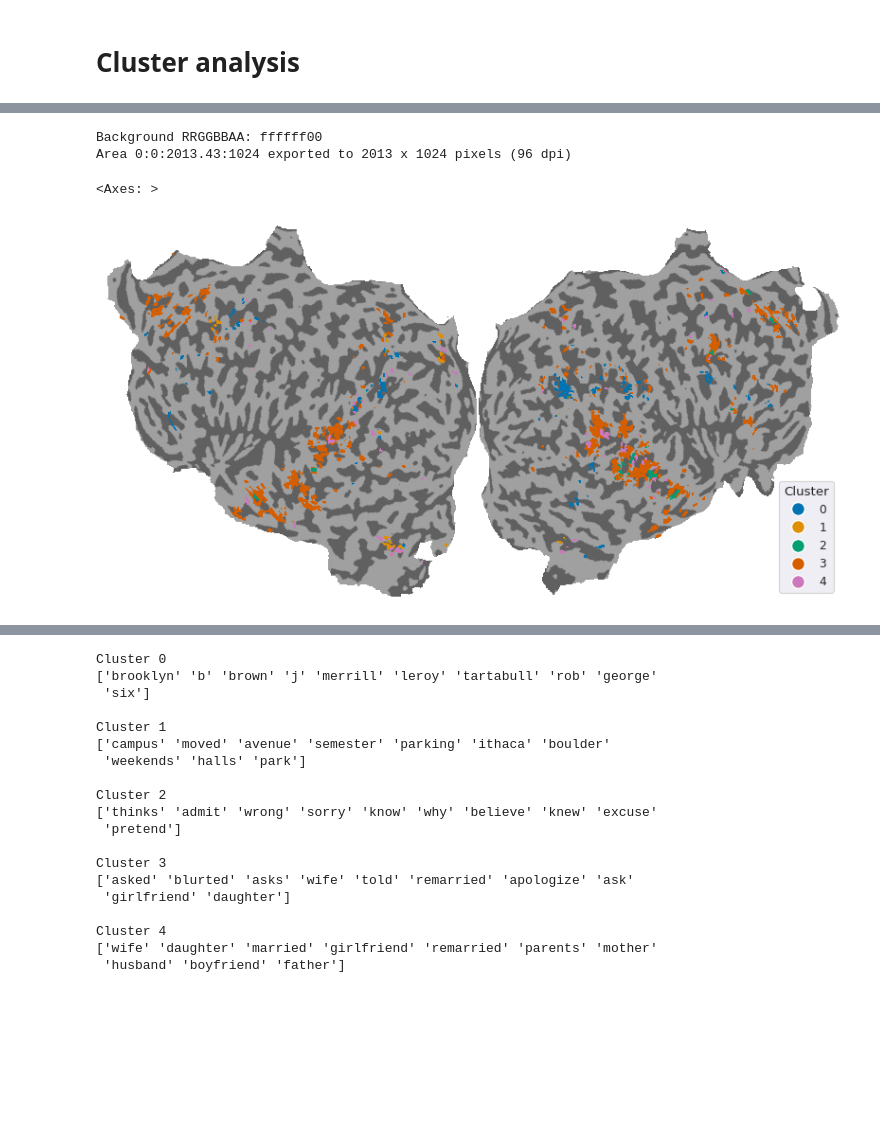
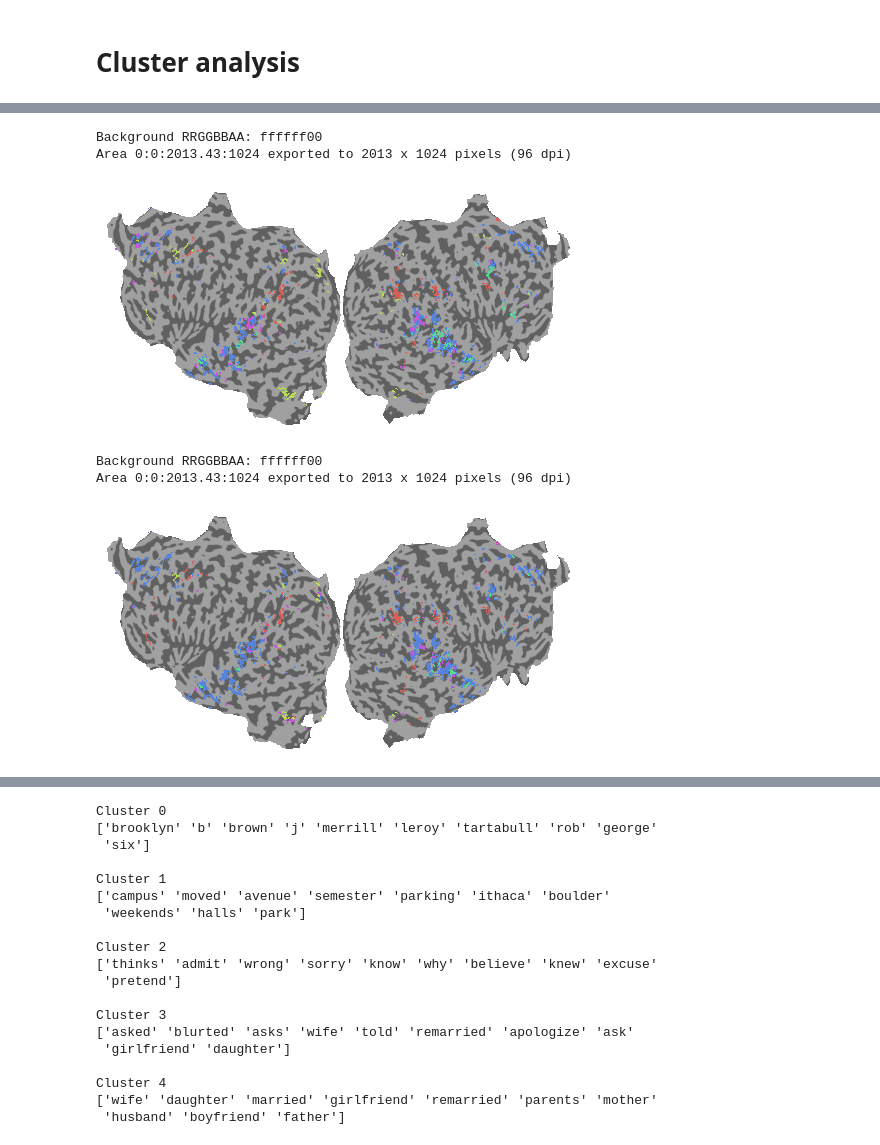
Before and after one commit to bramantyois/multilang_timescale, a Jupyter notebook: notebook/02_bling/GFW/03_semantic_cluster_analysis.ipynb, the cells around one changed output, grey strips where cells are left out. Drawn from its saved outputs; the diff is of its cells as text; code cells hidden in the pictures; blank space fills up the shorter version.

```diff
--- a/notebook/02_bling/GFW/03_semantic_cluster_analysis.ipynb
+++ b/notebook/02_bling/GFW/03_semantic_cluster_analysis.ipynb
@@ -284,9 +274,0 @@ Area 0:0:2013.43:1024 exported to 2013 x 1024 pixels (96 dpi)
-# %%
-plot_cluster_on_flatmap(
-    zh_cluster_voxels,
-    surface_dict,)
-# %% [output]
-Background RRGGBBAA: ffffff00
-Area 0:0:2013.43:1024 exported to 2013 x 1024 pixels (96 dpi)
-<Axes: >
-[figure, removed]
@@ -293,3 +285,35 @@ Area 0:0:2013.43:1024 exported to 2013 x 1024 pixels (96 dpi)
+# %%
+fig, ax = plt.subplots(1, 1, figsize=figsize_dict['full'])
+plot_cluster_on_flatmap(
+    en_cluster_voxels,
+    surface_dict,
+    with_legend=False,
+    cmap = 'hls',
+    ax=ax)
+# save image
+png_fn = os.path.join(image_dir, f"en_cluster.png")
+plt.savefig(png_fn, bbox_inches='tight', dpi=300)
+plt.show()
+# %% [output]
+Background RRGGBBAA: ffffff00
+Area 0:0:2013.43:1024 exported to 2013 x 1024 pixels (96 dpi)
+[figure, added]
+# %%
+fig, ax = plt.subplots(1, 1, figsize=figsize_dict['full'])
+plot_cluster_on_flatmap(
+    zh_cluster_voxels,
+    surface_dict,
+    with_legend=False,
+    cmap = 'hls',
+    ax=ax)
+
+png_fn = os.path.join(image_dir, f"zh_cluster.png")
+plt.savefig(png_fn, bbox_inches='tight', dpi=300)
+plt.show()
+# %% [output]
+Background RRGGBBAA: ffffff00
+Area 0:0:2013.43:1024 exported to 2013 x 1024 pixels (96 dpi)
+[figure, added]
 # %%
 def plot_histogram_for_each_cluster(
     timescale: np.ndarray,
```
Also changed, not shown: parts of 8 cells of this notebook, 3 other files.
